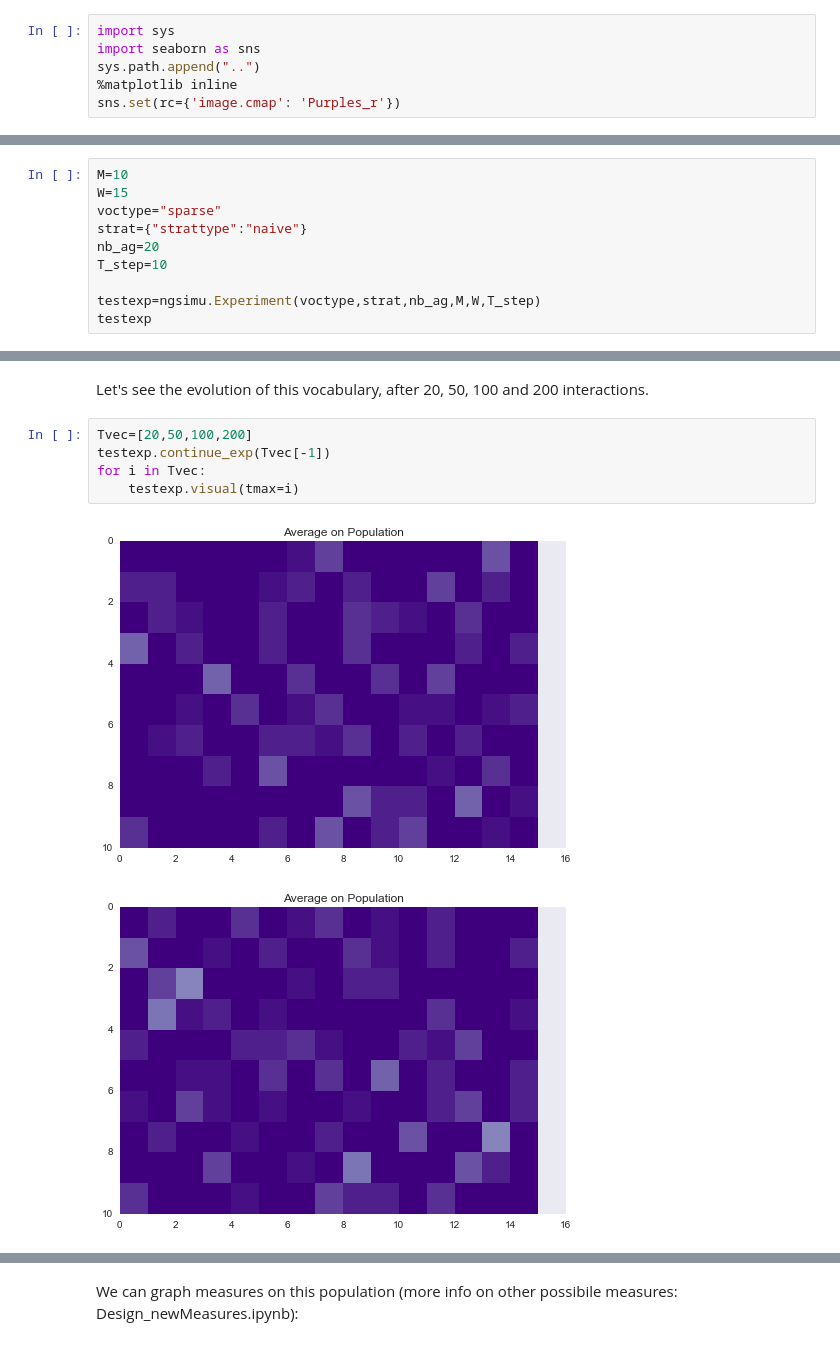
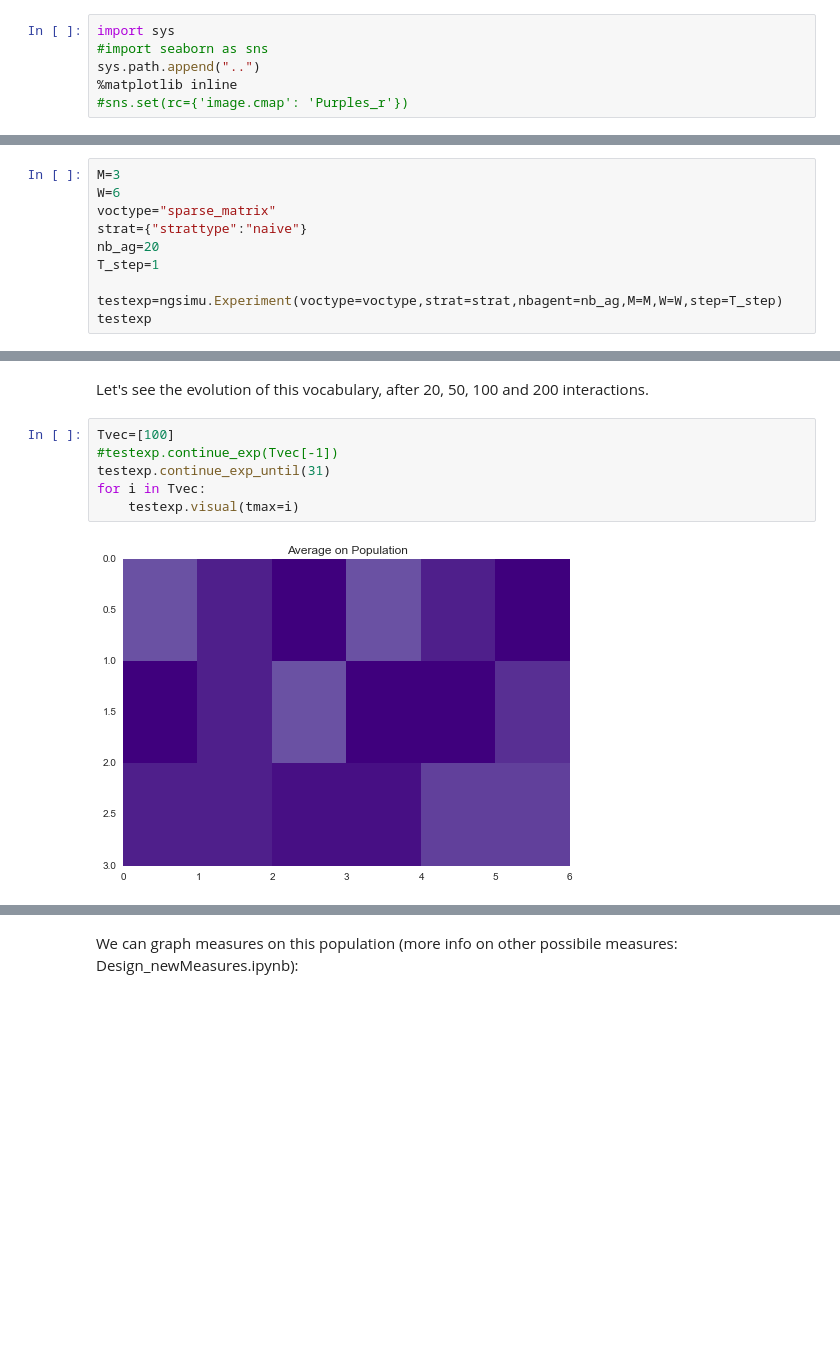
Before and after one commit to flowersteam/naminggamesal, a Jupyter notebook: notebooks/5_Intro_Experiment.ipynb, the cells around one changed output, grey strips where cells are left out. Cells and saved outputs as stored; diff of their text form; blank space fills up the shorter version.

```diff
--- a/notebooks/5_Intro_Experiment.ipynb
+++ b/notebooks/5_Intro_Experiment.ipynb
@@ -1,9 +1,9 @@
 # %%
 import sys
-import seaborn as sns
+#import seaborn as sns
 sys.path.append("..")
 %matplotlib inline
-sns.set(rc={'image.cmap': 'Purples_r'})
+#sns.set(rc={'image.cmap': 'Purples_r'})
 # %% [markdown]
 ## Experiments
 # %%
@@ -11,14 +11,14 @@ import lib.ngsimu as ngsimu
 # %% [markdown]
 Let's create an experiment
 # %%
-M=10
-W=15
-voctype="sparse"
+M=3
+W=6
+voctype="sparse_matrix"
 strat={"strattype":"naive"}
 nb_ag=20
-T_step=10
+T_step=1
 
-testexp=ngsimu.Experiment(voctype,strat,nb_ag,M,W,T_step)
+testexp=ngsimu.Experiment(voctype=voctype,strat=strat,nbagent=nb_ag,M=M,W=W,step=T_step)
 testexp
 # %% [output]
 <lib.ngsimu.Experiment at 0x...>
@@ -64,10 +45,10 @@ nbagent: 20
 # %% [markdown]
 Let's see the evolution of this vocabulary, after 20, 50, 100 and 200 interactions.
 # %%
-Tvec=[20,50,100,200]
-testexp.continue_exp(Tvec[-1])
+Tvec=[100]
+#testexp.continue_exp(Tvec[-1])
+testexp.continue_exp_until(31)
 for i in Tvec:
     testexp.visual(tmax=i)
 # %% [output]
-[figure, old version]
+[figure, new version]
-[figure, removed]
```
Also changed, not shown: parts of 9 cells of this notebook, 11 other files.
